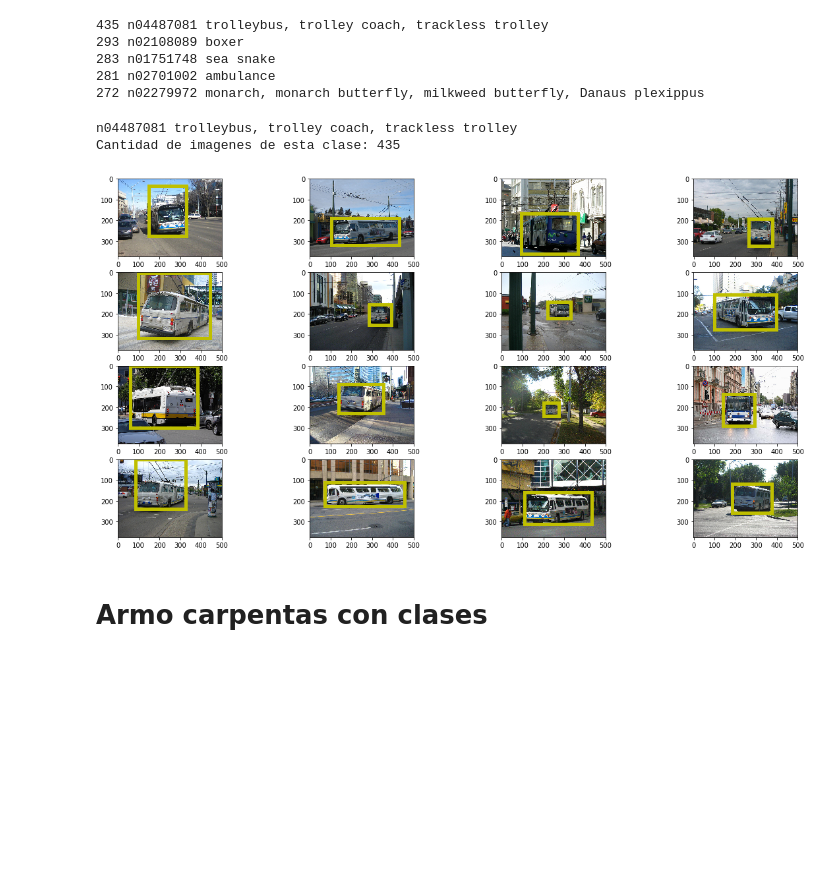
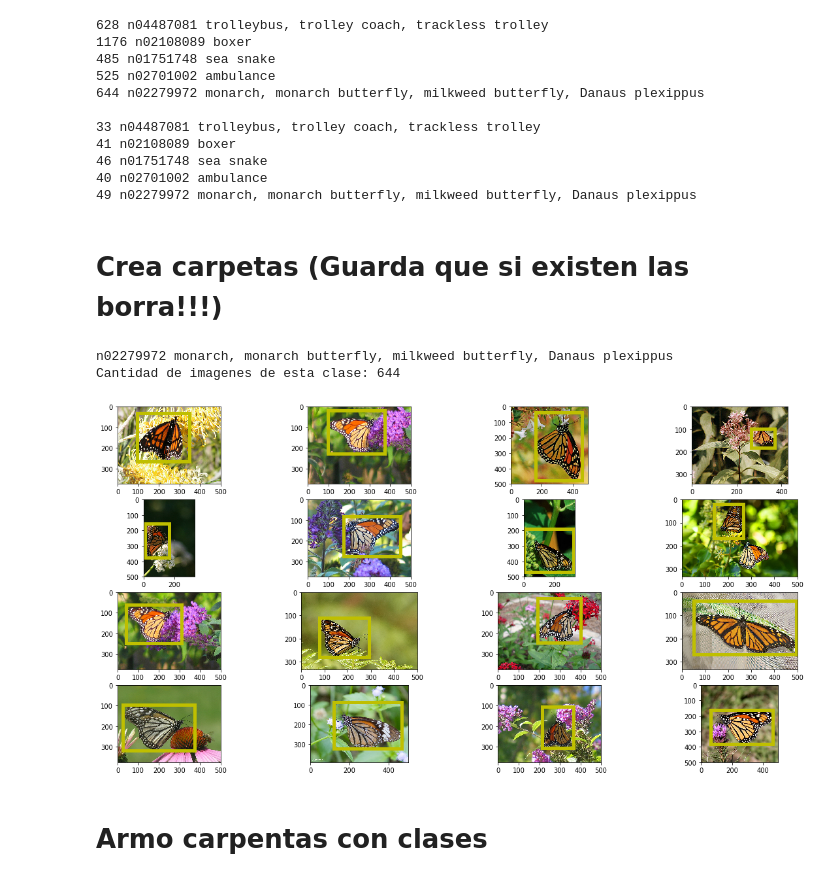
Before and after one commit to lab-ml-itba/Object-Localization, a Jupyter notebook: 2_create_dataset.ipynb, the cells around one changed output. Drawn from its saved outputs; the diff is of its cells as text; code cells hidden in the pictures; blank space fills up the shorter version.

```diff
--- a/2_create_dataset.ipynb
+++ b/2_create_dataset.ipynb
@@ -14,0 +24,11 @@ annotations_dict_val_all = np.load('annotations_val.npy').flat[0]
+# %%
+ids = []
+maxs = []
+for i, (class_id, v) in enumerate(annotations_dict_train_all.items()):
+    ids.append(class_id)
+    maxs.append(len(v.keys()))
+    #print(len(v.keys()), class_id, synset_dict[class_id])
+sorted_idxs = np.argsort(maxs)[::-1]
+
+for idx in sorted_idxs[:10]:
+    print(maxs[idx], ids[idx], synset_dict[ids[idx]])
@@ -15,13 +48,11 @@ annotations_dict_val_all = np.load('annotations_val.npy').flat[0]
 # %%
 def get_selected_dict(final_selection, annotations_dict, width = 500, height = 375, depth = 3):
     selection_dict = {}
-    heights = []
     for img_class in final_selection:
         selection_dict[img_class] = {}
         for k, v in annotations_dict[img_class].items():
-            if len(v['bounding_boxes']) == 1 and v['width'] == width and v['depth'] == depth and v['height'] == height:
+            if len(v['bounding_boxes']) == 1: # and v['width'] == width and v['depth'] == depth and v['height'] == height:
                 selection_dict[img_class][k] = v
-                heights.append(v['height'])
     return selection_dict
 # %%
 selected_classes = ['n04487081', 'n02108089', 'n01751748', 'n02701002', 'n02279972']
@@ -36,9 +67,20 @@ synset_dict = get_class_names_map()
 # Para train
 for i, (class_id, v) in enumerate(annotations_dict_train.items()):
     print(len(v.keys()), class_id, synset_dict[class_id])
+
+print()
+# Para val
+for i, (class_id, v) in enumerate(annotations_dict_val.items()):
+    print(len(v.keys()), class_id, synset_dict[class_id])
 # %% [output]
-435 n04487081 trolleybus, trolley coach, trackless trolley
-293 n02108089 boxer
-283 n01751748 sea snake
-281 n02701002 ambulance
-272 n02279972 monarch, monarch butterfly, milkweed butterfly, Danaus plexippus
+628 n04487081 trolleybus, trolley coach, trackless trolley
+1176 n02108089 boxer
+485 n01751748 sea snake
+525 n02701002 ambulance
+644 n02279972 monarch, monarch butterfly, milkweed butterfly, Danaus plexippus
+
+33 n04487081 trolleybus, trolley coach, trackless trolley
+41 n02108089 boxer
+46 n01751748 sea snake
+40 n02701002 ambulance
+49 n02279972 monarch, monarch butterfly, milkweed butterfly, Danaus plexippus
@@ -46,0 +87,2 @@ data_folder = 'dataset/ILSVRC/Data/CLS-LOC'
+# %% [markdown]
+# Crea carpetas (Guarda que si existen las borra!!!)
@@ -47,8 +98,8 @@ data_folder = 'dataset/ILSVRC/Data/CLS-LOC'
 # %%
-plot_sample_class(0, annotations_dict_train, synset_dict, data_folder)
+plot_sample_class(4, annotations_dict_train, synset_dict, data_folder)
 # %% [output]
-n04487081 trolleybus, trolley coach, trackless trolley
-Cantidad de imagenes de esta clase: 435
+n02279972 monarch, monarch butterfly, milkweed butterfly, Danaus plexippus
+Cantidad de imagenes de esta clase: 644
-[figure, old version]
+[figure, new version]
 # %% [markdown]
 # Armo carpentas con clases
```
Also changed, not shown: parts of 24 cells of this notebook, 6 other files.
